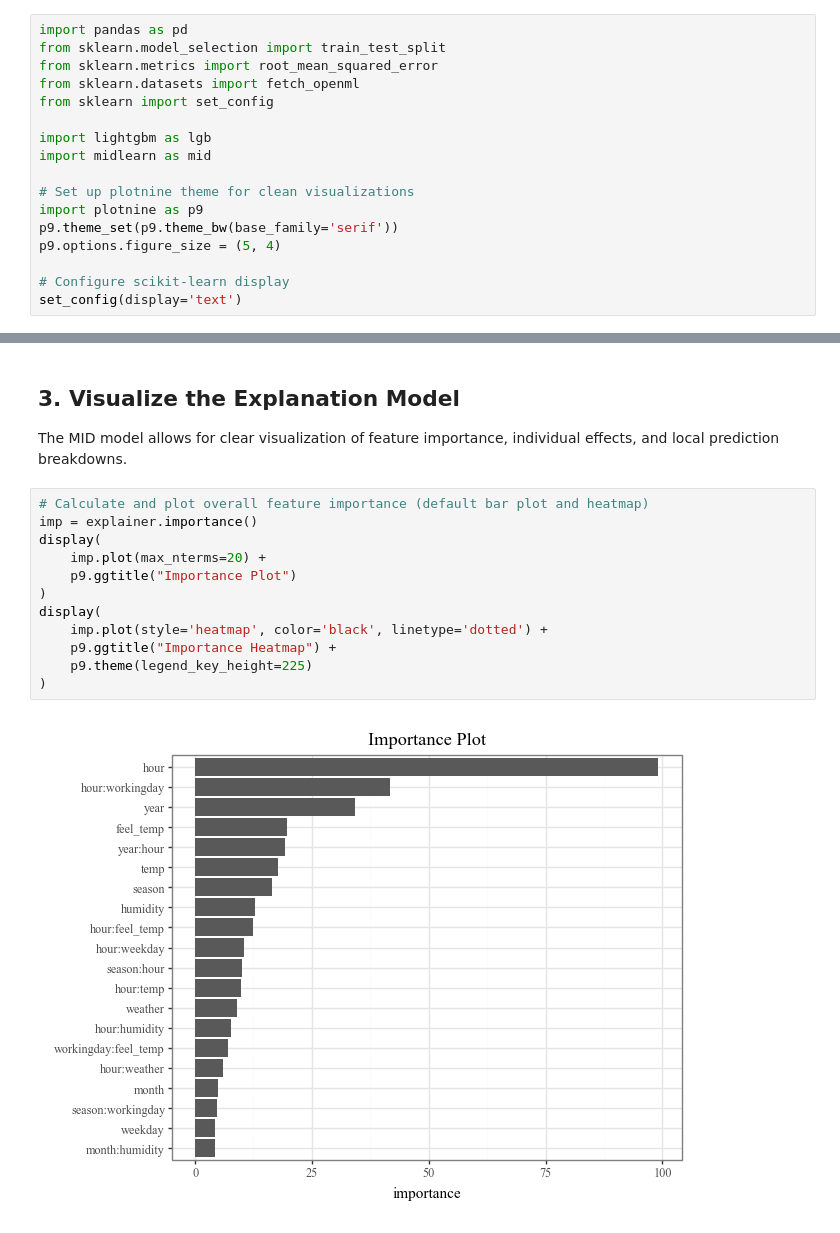
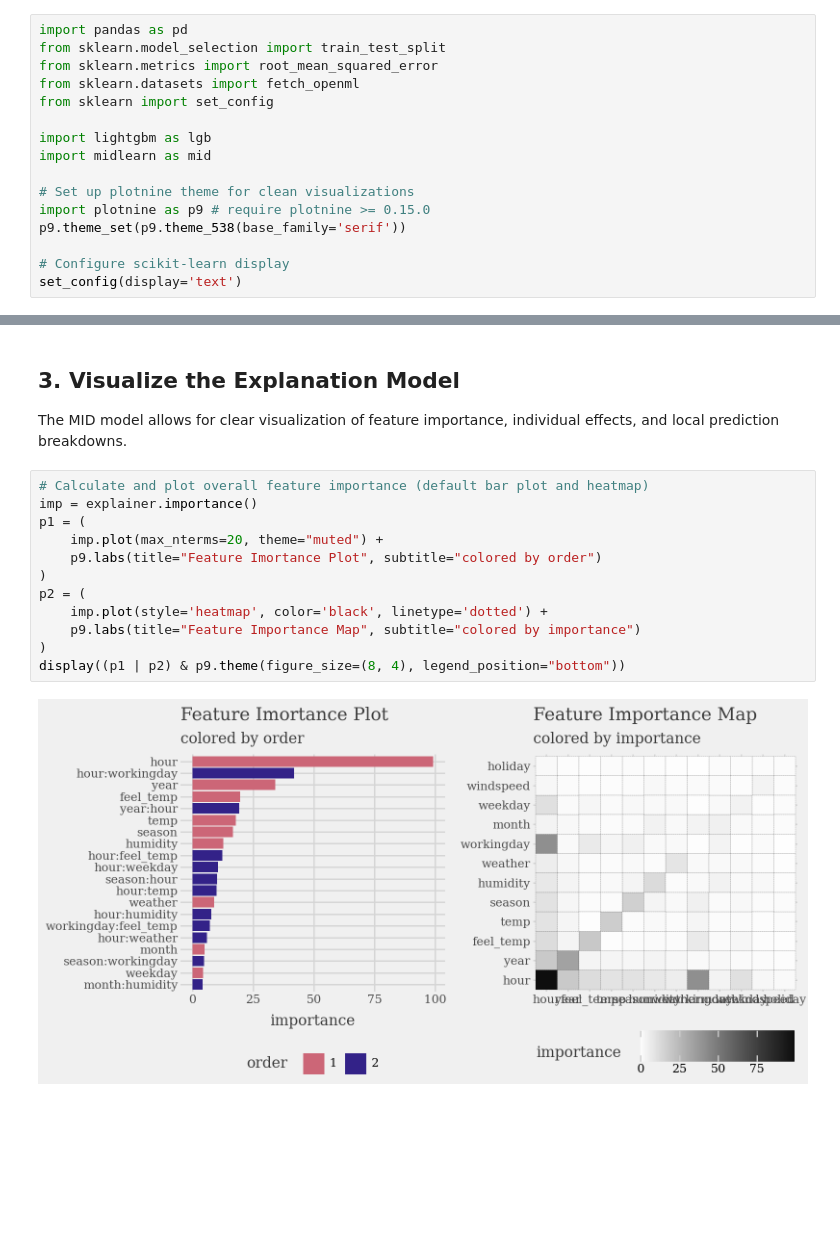
Before and after one commit to ryo-asashi/pyramid-learn, a Jupyter notebook: README.ipynb, the cells around one changed output, grey strips where cells are left out. Cells and saved outputs as stored; diff of their text form; blank space fills up the shorter version.

```diff
--- a/README.ipynb
+++ b/README.ipynb
@@ -53,9 +53,8 @@ import lightgbm as lgb
 import midlearn as mid
 
 # Set up plotnine theme for clean visualizations
-import plotnine as p9
-p9.theme_set(p9.theme_bw(base_family='serif'))
-p9.options.figure_size = (5, 4)
+import plotnine as p9 # require plotnine >= 0.15.0
+p9.theme_set(p9.theme_538(base_family='serif'))
 
 # Configure scikit-learn display
 set_config(display='text')
@@ -133,14 +129,14 @@ The MID model allows for clear visualization of feature importance, individual e
 # %%
 # Calculate and plot overall feature importance (default bar plot and heatmap)
 imp = explainer.importance()
-display(
-    imp.plot(max_nterms=20) +
-    p9.ggtitle("Importance Plot")
+p1 = (
+    imp.plot(max_nterms=20, theme="muted") +
+    p9.labs(title="Feature Imortance Plot", subtitle="colored by order")
 )
-display(
+p2 = (
     imp.plot(style='heatmap', color='black', linetype='dotted') +
-    p9.ggtitle("Importance Heatmap") +
-    p9.theme(legend_key_height=225)
+    p9.labs(title="Feature Importance Map", subtitle="colored by importance")
 )
+display((p1 | p2) & p9.theme(figure_size=(8, 4), legend_position="bottom"))
 # %% [output]
-[figure, old version]
+[figure, new version]
```
Also changed, not shown: parts of 7 cells of this notebook, 15 other files.
